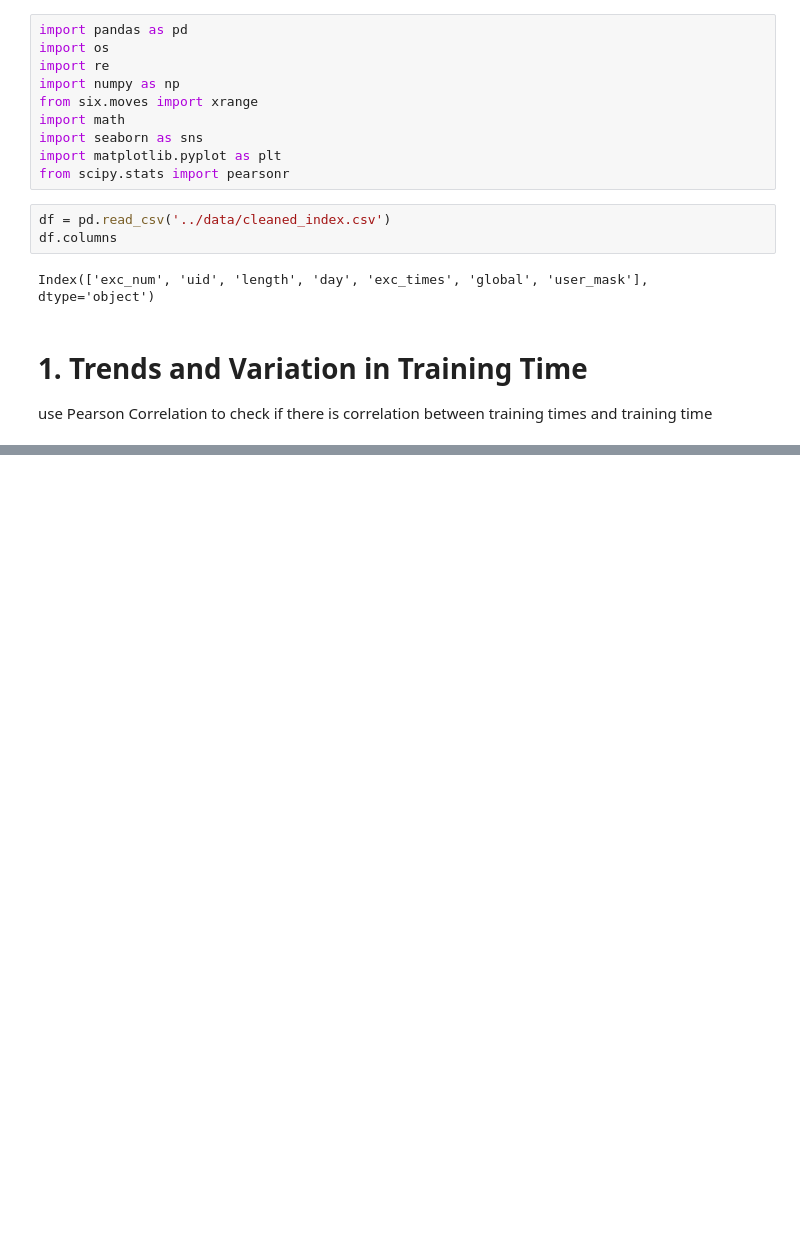
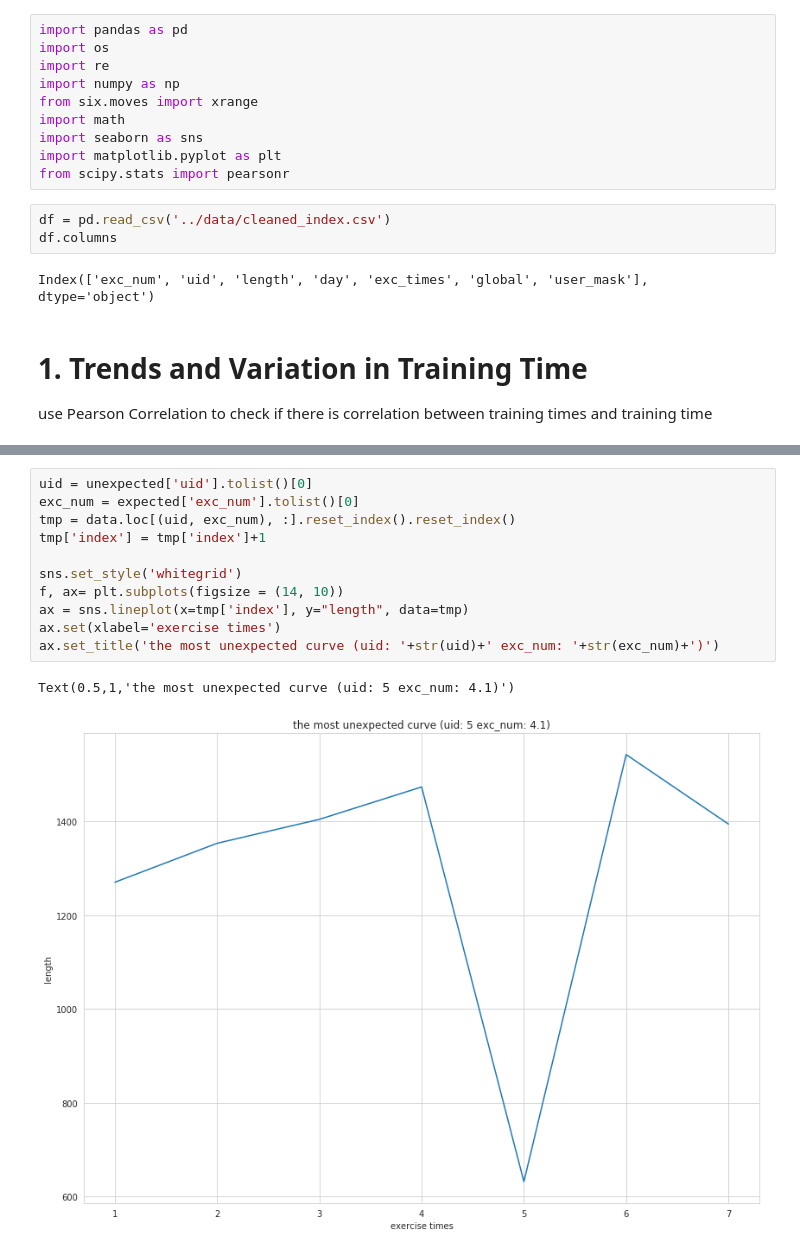
Before and after one commit to wangziling100/Heika, a Jupyter notebook: script/trade_analysis.ipynb, the cells around one changed output, grey strips where cells are left out. Drawn from its saved outputs; the diff is of its cells as text; blank space fills up the shorter version.

```diff
--- a/script/trade_analysis.ipynb
+++ b/script/trade_analysis.ipynb
@@ -43,0 +92,14 @@ uid exc_num
+# %%
+uid = unexpected['uid'].tolist()[0]
+exc_num = expected['exc_num'].tolist()[0]
+tmp = data.loc[(uid, exc_num), :].reset_index().reset_index()
+tmp['index'] = tmp['index']+1
+
+sns.set_style('whitegrid')
+f, ax= plt.subplots(figsize = (14, 10))
+ax = sns.lineplot(x=tmp['index'], y="length", data=tmp)
+ax.set(xlabel='exercise times')
+ax.set_title('the most unexpected curve (uid: '+str(uid)+' exc_num: '+str(exc_num)+')')
+# %% [output]
+Text(0.5,1,'the most unexpected curve (uid: 5 exc_num: 4.1)')
+[figure, added]
```
Also changed, not shown: parts of 23 cells of this notebook.
